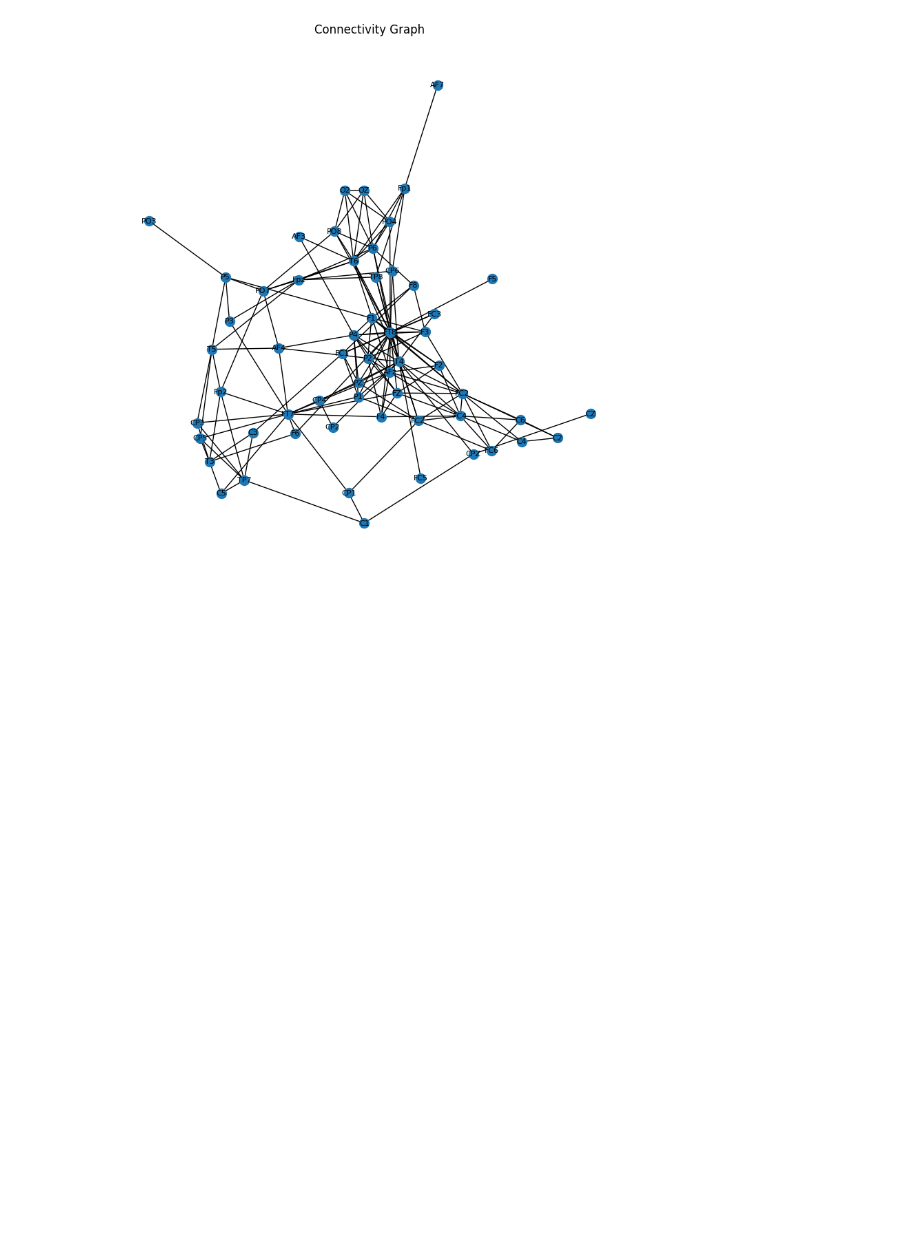
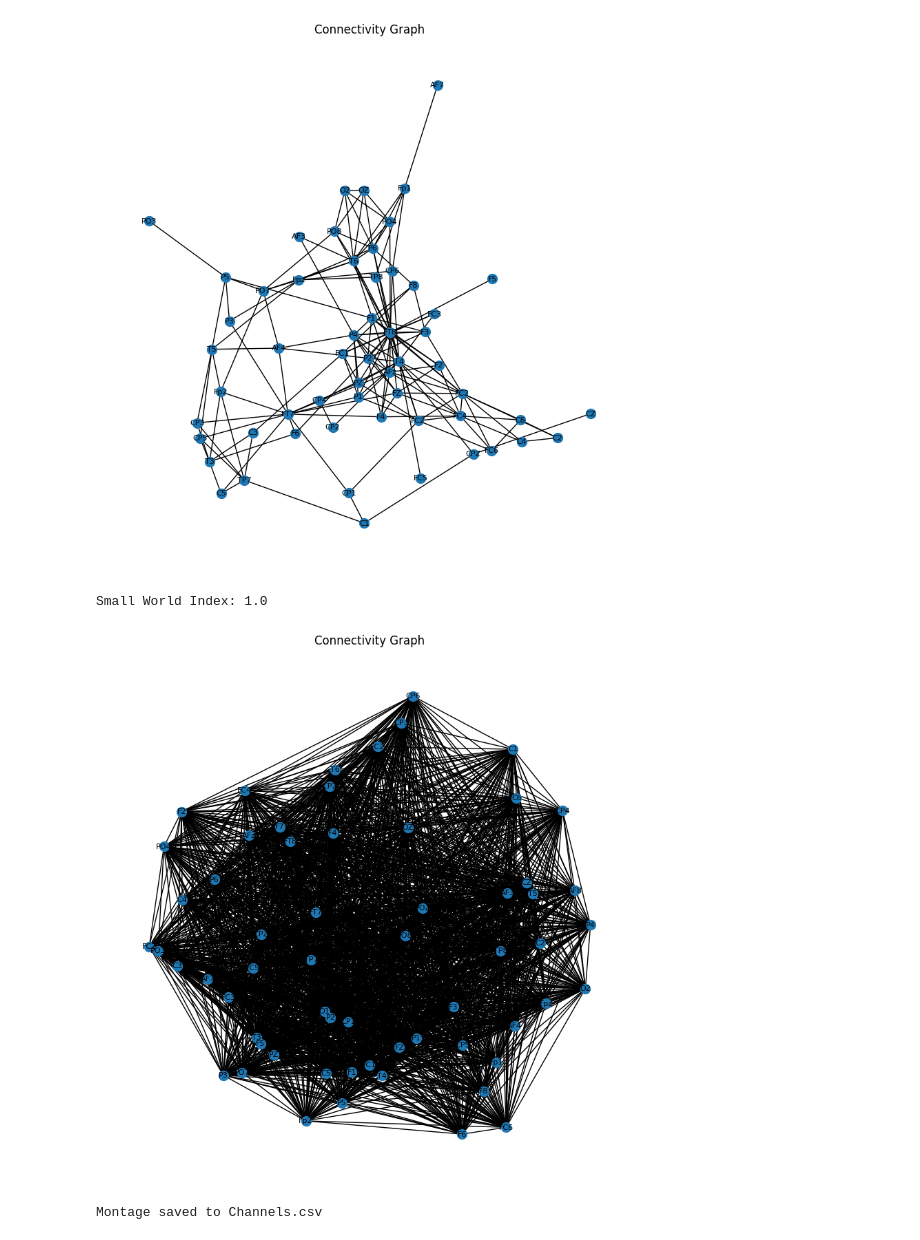
Before and after one commit to Nadezda-Sut/EEG, a Jupyter notebook: EEG_Connectivity_processing.ipynb, the cells around one changed output. Saved outputs shown, nothing was run; the diff lists cells and outputs as text; code cells hidden in the pictures; blank space fills up the shorter version.

```diff
--- a/EEG_Connectivity_processing.ipynb
+++ b/EEG_Connectivity_processing.ipynb
@@ -151,3 +151,68 @@ plt.show()
 # %% [output]
 Small World Index: 1.4497470652045499
 [figure]
+# %%
+import matplotlib.pyplot as plt
+import pandas as pd
+import networkx as nx
+from networkx.algorithms import smallworld
+import numpy as np
+import csv
+
+def save_to_csv(montage, file_path):
+    with open(file_path, "w", newline="") as csvfile:
+        writer = csv.writer(csvfile)
+        writer.writerow(["Electrode", "X", "Y"])  # Write header
+        writer.writerows(montage)
+
+    print("Montage saved to Channels.csv")
+
+file_path = "/content/gdrive/My Drive/Colab Notebooks/1IEDo_matrix_sensors_wpli.csv"
+data = pd.read_csv(file_path, index_col=0)
+adjacency_matrix = data.values
+
+# Calculate the threshold value
+threshold = np.percentile(adjacency_matrix, 50)  # Change to 50%
+
+# Create a mask to filter the connections below the threshold
+mask = adjacency_matrix >= threshold
+
+# Apply the mask to the adjacency matrix
+filtered_matrix = adjacency_matrix * mask
+
+# Create a NetworkX graph from the filtered adjacency matrix
+graph = nx.from_numpy_array(filtered_matrix)
+
+# Calculate the Small World Index
+swi = smallworld.sigma(graph, niter=10, nrand=10)
+print("Small World Index:", swi)
+
+# Load electrode locations from the Channels.csv file
+channels_file_path = "/content/gdrive/My Drive/Colab Notebooks/Channels.csv"
+with open(channels_file_path, "r") as csvfile:
+    reader = csv.reader(csvfile)
+    next(reader)  # Skip the header row
+    electrode_locations = [row for row in reader]
+
+# Extract the X and Y coordinates from the electrode locations
+electrode_coords = [[float(electrode[1]), float(electrode[2])] for electrode in electrode_locations]
+
+# Create a dictionary to map electrode labels to coordinates
+electrode_dict = dict(zip(data.index, electrode_coords))
+
+# Plot the graph with labels and spatial positions
+pos = nx.spring_layout(graph, dim=2, pos=electrode_dict, seed=42)  # Define the layout for the nodes
+labels = {i: str(label) for i, label in enumerate(data.index)}  # Use row labels as node labels
+
+plt.figure(figsize=(10, 10))
+nx.draw_networkx(graph, pos, labels=labels, with_labels=True, node_size=100, font_size=8)
+plt.title("Connectivity Graph")
+plt.axis("off")
+plt.show()
+
+# Save the modified electrode locations back to the Channels.csv file
+save_to_csv(electrode_coords, channels_file_path)
+# %% [output]
+Small World Index: 1.0
+[figure, added]
+Montage saved to Channels.csv
```
Also changed, not shown: parts of 5 cells of this notebook.
